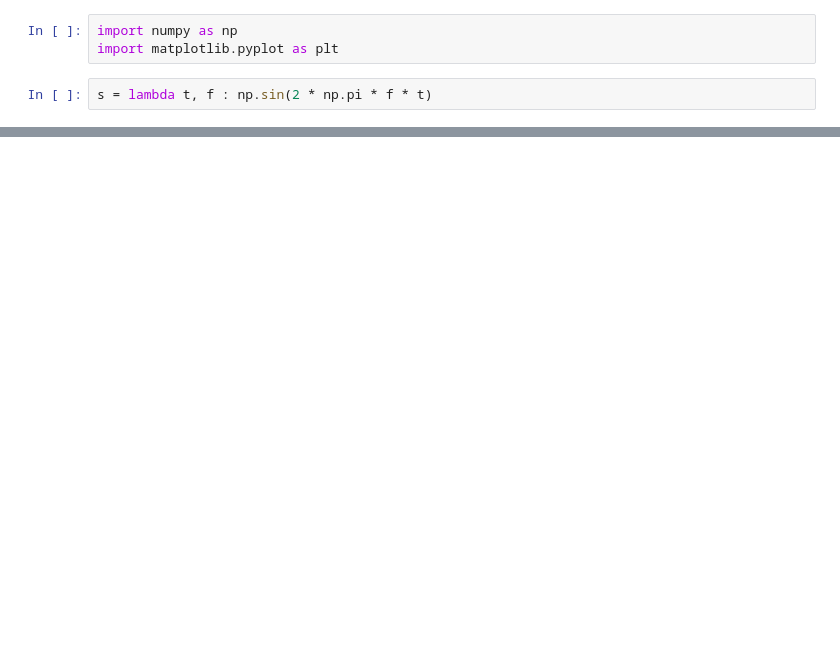
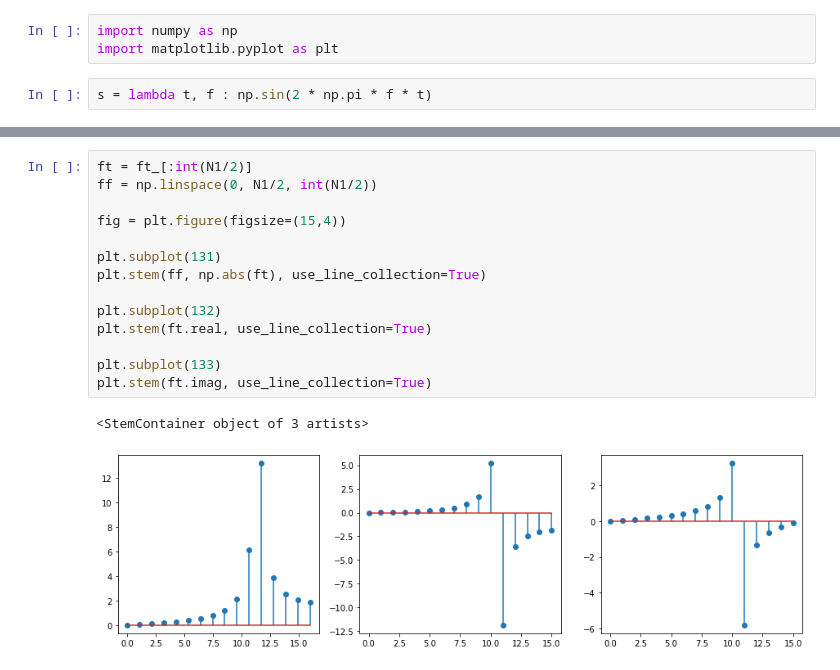
Before and after one commit to rsmarinho/pdscodes, a Jupyter notebook: dft.ipynb, the cells around one changed output, grey strips where cells are left out. Cells and saved outputs as stored; diff of their text form; blank space fills up the shorter version.

```diff
--- a/dft.ipynb
+++ b/dft.ipynb
@@ -75,3 +61,20 @@ plt.stem(t, kernel(frq, t).imag, use_line_collection=True)
+# %%
+ft = ft_[:int(N1/2)]
+ff = np.linspace(0, N1/2, int(N1/2))
+
+fig = plt.figure(figsize=(15,4))
+
+plt.subplot(131)
+plt.stem(ff, np.abs(ft), use_line_collection=True)
+
+plt.subplot(132)
+plt.stem(ft.real, use_line_collection=True)
+
+plt.subplot(133)
+plt.stem(ft.imag, use_line_collection=True)
+# %% [output]
+<StemContainer object of 3 artists>
+[figure, added]
 # %%
 start = 0
 end = 1
```
Also changed, not shown: parts of 7 cells of this notebook.
